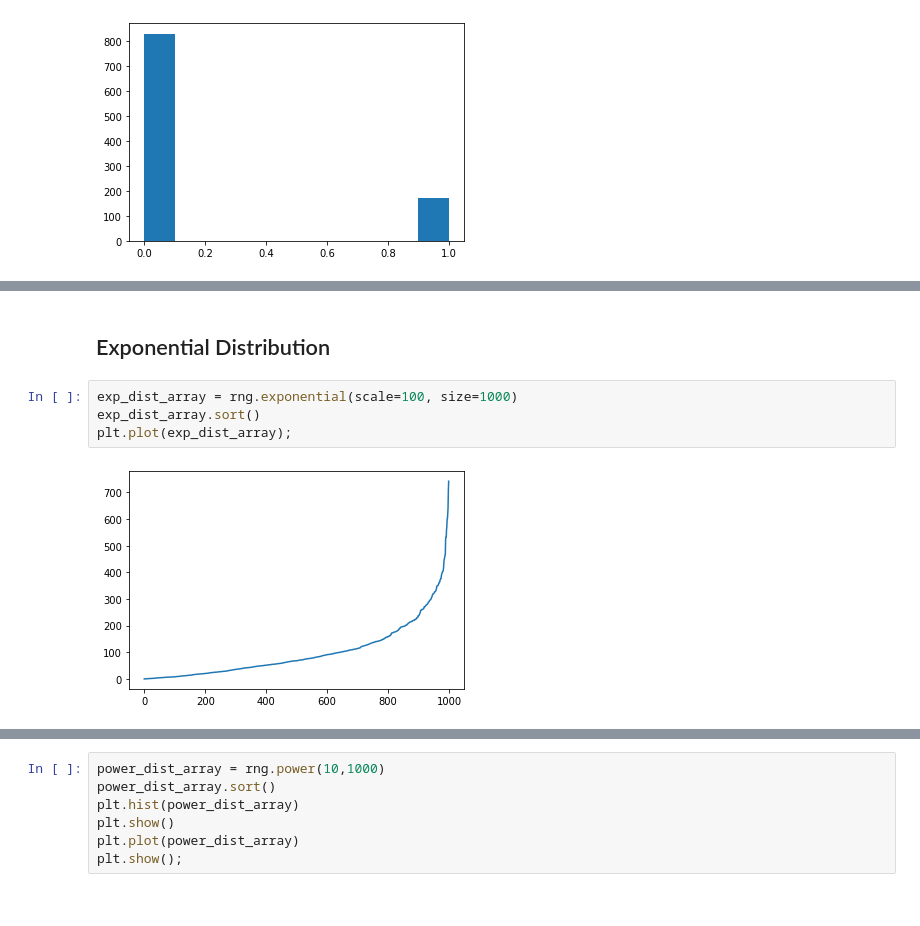
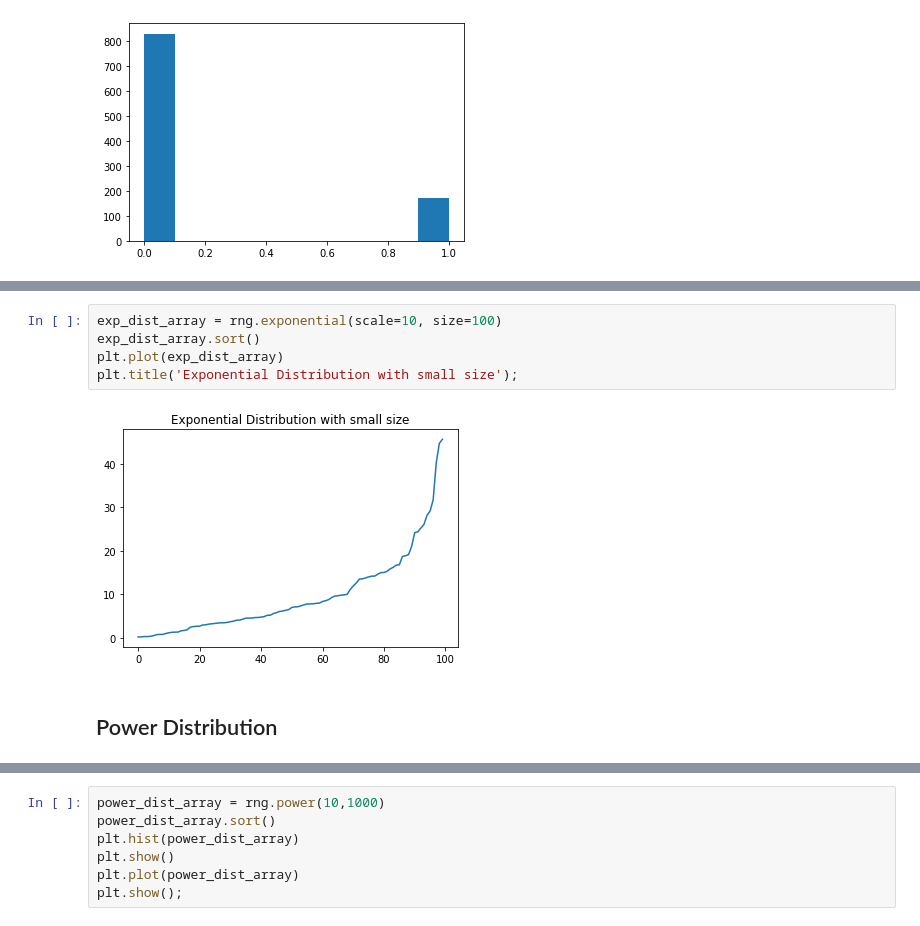
Before and after one commit to itskeithstudent/Programming-for-Data-Analysis-52465-Assignment, a Jupyter notebook: numpy_random.ipynb, the cells around one changed output, grey strips where cells are left out. Saved outputs shown, nothing was run; the diff lists cells and outputs as text.

```diff
--- a/numpy_random.ipynb
+++ b/numpy_random.ipynb
@@ -380,8 +415,9 @@ plt.hist(bin_dice_roll);
+# %%
+exp_dist_array = rng.exponential(scale=10, size=100)
+exp_dist_array.sort()
+plt.plot(exp_dist_array)
+plt.title('Exponential Distribution with small size');
+# %% [output]
+[figure, added]
 # %% [markdown]
-## Exponential Distribution
+## Power Distribution
-# %%
-exp_dist_array = rng.exponential(scale=100, size=1000)
-exp_dist_array.sort()
-plt.plot(exp_dist_array);
-# %% [output]
-[figure, removed]
```
Also changed, not shown: parts of 17 cells of this notebook.
